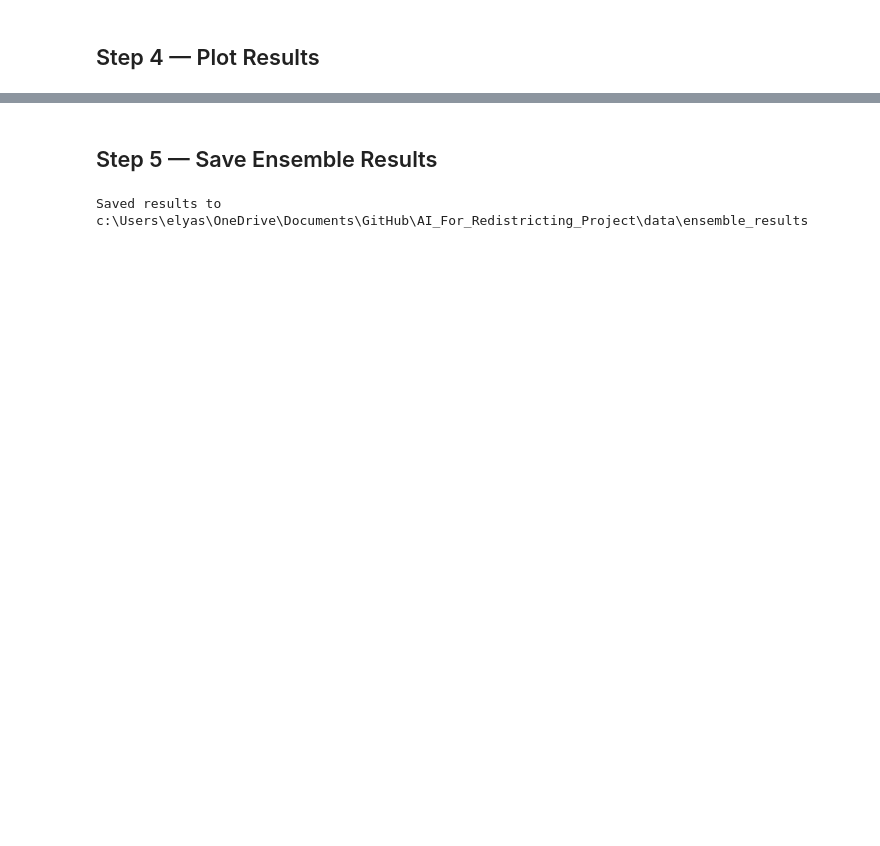
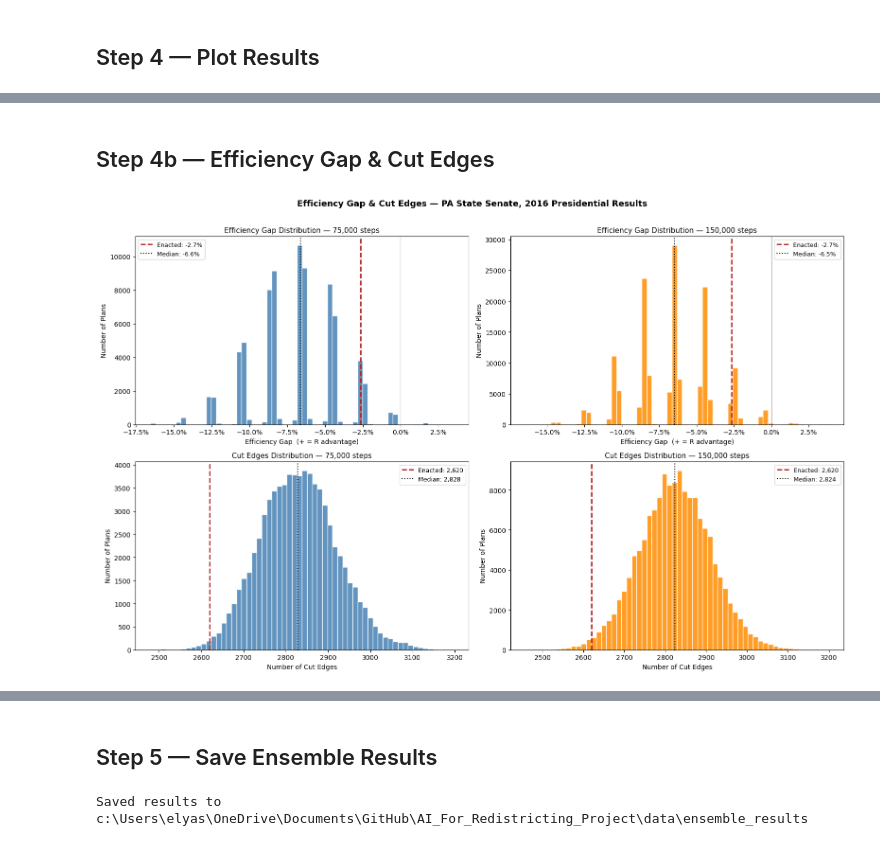
Before and after one commit to Guillermo-03/AI_For_Redistricting_Project, a Jupyter notebook: notebooks/02_ensemble_B.ipynb, the cells around one changed output, grey strips where cells are left out. Saved outputs shown, nothing was run; the diff lists cells and outputs as text; code cells hidden in the pictures; blank space fills up the shorter version.

Commit message:
Completed ensembles A and B (final)

```diff
--- a/notebooks/02_ensemble_B.ipynb
+++ b/notebooks/02_ensemble_B.ipynb
@@ -253,0 +295,66 @@ plt.show()
+# %% [markdown]
+## Step 4b — Efficiency Gap & Cut Edges
+# %%
+def efficiency_gap(vote_shares):
+    """Positive = Republican advantage, negative = Democratic advantage."""
+    vs = np.asarray(vote_shares)
+    wasted_d = np.where(vs > 0.5, vs - 0.5, vs)
+    wasted_r = np.where(vs > 0.5, 1 - vs, 0.5 - vs)
+    return (wasted_r.sum() - wasted_d.sum()) / len(vs)
+
+# EG computed from already-collected vote share data — no rerun needed
+eg1 = np.array([efficiency_gap(row) for row in dem_vote_shares_list])
+eg2 = np.array([efficiency_gap(row) for row in dem_vote_shares_list_2])
+
+# Cut edges collected during the chain runs
+ce1 = np.array(cut_edges_list)
+ce2 = np.array(cut_edges_list_2)
+
+# Enacted values
+enacted_eg = efficiency_gap(list(initial_partition["PRES16"].percents("Dem")))
+enacted_ce = len(initial_partition["cut_edges"])
+
+chains = [
+    (eg1, ce1, f"{NUM_STEPS:,} steps",   "steelblue"),
+    (eg2, ce2, f"{NUM_STEPS_2:,} steps", "darkorange"),
+]
+
+fig, axes = plt.subplots(2, 2, figsize=(16, 10))
+
+for col, (eg, ce, label, color) in enumerate(chains):
+    # --- row 0: efficiency gap ---
+    ax = axes[0, col]
+    ax.hist(eg, bins=60, color=color, edgecolor="white", alpha=0.85)
+    ax.axvline(enacted_eg, color="firebrick", linewidth=2, linestyle="--",
+               label=f"Enacted: {enacted_eg:.1%}")
+    ax.axvline(np.median(eg), color="black", linewidth=1.5, linestyle=":",
+               label=f"Median: {np.median(eg):.1%}")
+    ax.axvline(0, color="gray", linewidth=0.8)
+    ax.set_xlabel("Efficiency Gap  (+ = R advantage)", fontsize=10)
+    ax.set_ylabel("Number of Plans", fontsize=10)
+    ax.set_title(f"Efficiency Gap Distribution — {label}", fontsize=11)
+    ax.xaxis.set_major_formatter(mticker.PercentFormatter(xmax=1))
+    ax.legend(fontsize=9)
+
+    # --- row 1: cut edges ---
+    ax2 = axes[1, col]
+    ax2.hist(ce, bins=60, color=color, edgecolor="white", alpha=0.85)
+    ax2.axvline(enacted_ce, color="firebrick", linewidth=2, linestyle="--",
+                label=f"Enacted: {enacted_ce:,}")
+    ax2.axvline(np.median(ce), color="black", linewidth=1.5, linestyle=":",
+                label=f"Median: {np.median(ce):,.0f}")
+    ax2.set_xlabel("Number of Cut Edges", fontsize=10)
+    ax2.set_ylabel("Number of Plans", fontsize=10)
+    ax2.set_title(f"Cut Edges Distribution — {label}", fontsize=11)
+    ax2.legend(fontsize=9)
+
+plt.suptitle("Efficiency Gap & Cut Edges — PA State Senate, 2016 Presidential Results",
+             fontsize=13, fontweight="bold", y=1.01)
+plt.tight_layout()
+
+out_dir = os.path.join(BASE_DIR, "data", "ensemble_results")
+os.makedirs(out_dir, exist_ok=True)
+fig.savefig(os.path.join(out_dir, "ensemble_B_efficiency_gap_cut_edges.png"), dpi=150, bbox_inches="tight")
+plt.show()
+# %% [output]
+[figure, added]
```
Also changed, not shown: parts of 9 cells of this notebook, 1 other file.
